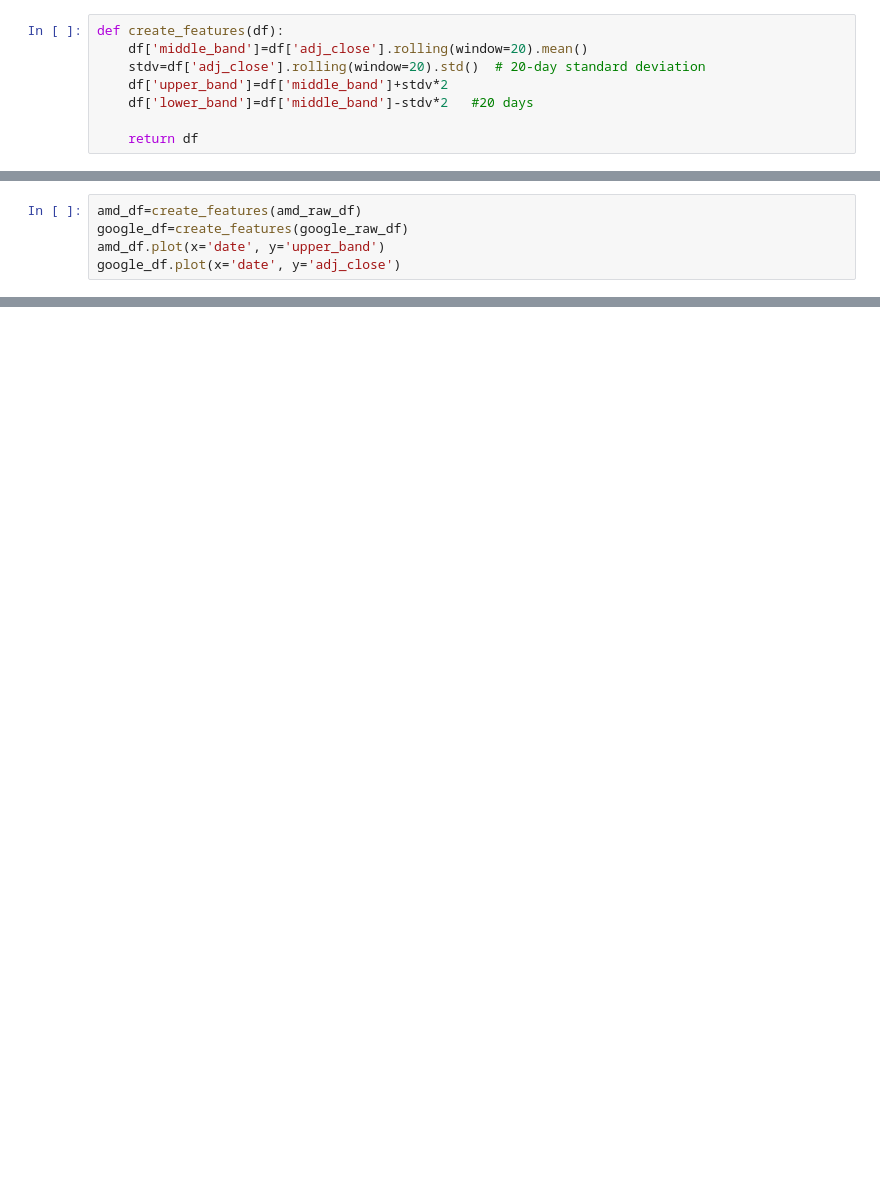
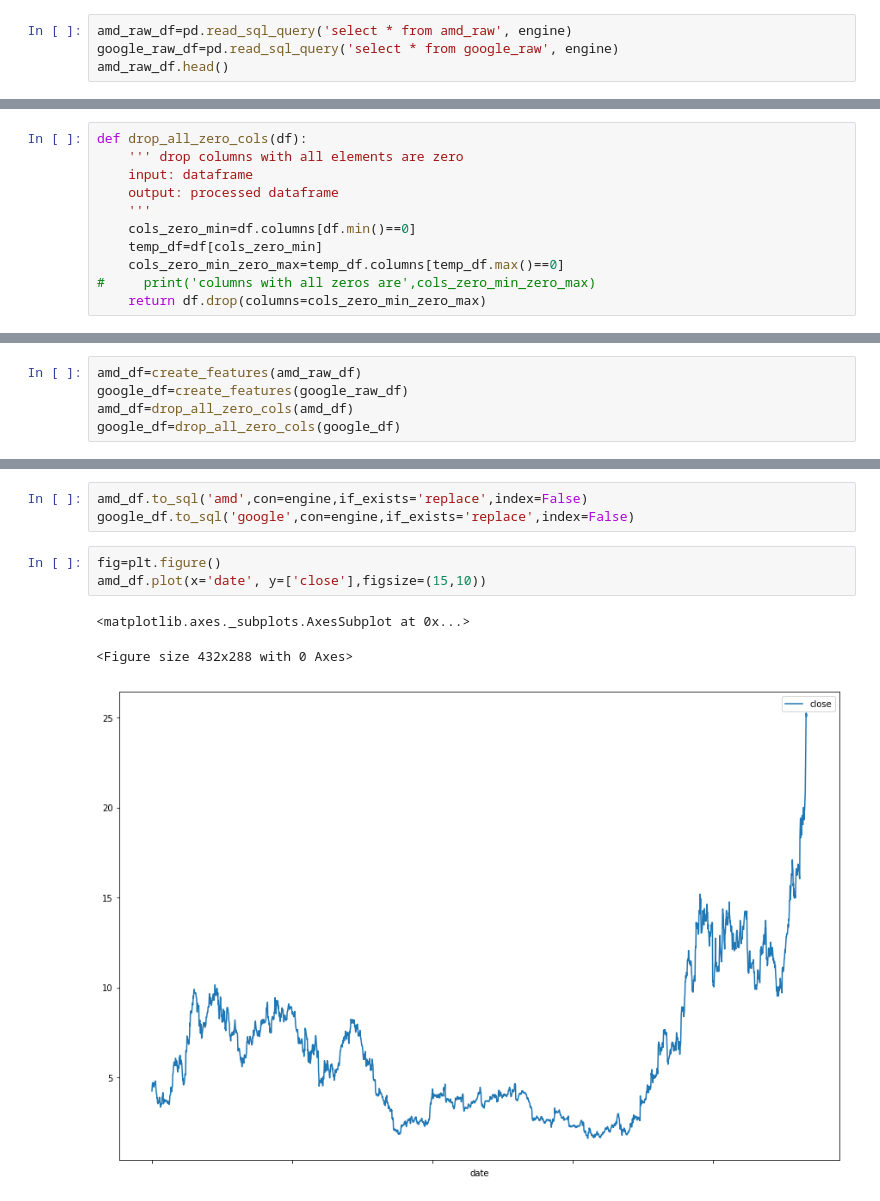
Before and after one commit to Joe-Caoqi/Stock-Trend-Prediction-Using-Machine-Learning-Algorithms, a Jupyter notebook: data_processing.ipynb, the cells around one changed output, grey strips where cells are left out. Drawn from its saved outputs; the diff is of its cells as text; blank space fills up the shorter version.

```diff
--- a/data_processing.ipynb
+++ b/data_processing.ipynb
@@ -34,8 +46,4 @@ google_raw_df.to_sql('google_raw',con=engine,if_exists='replace',index=False)
-# %%
-def create_features(df):
-    df['middle_band']=df['adj_close'].rolling(window=20).mean()
-    stdv=df['adj_close'].rolling(window=20).std()  # 20-day standard deviation
-    df['upper_band']=df['middle_band']+stdv*2
-    df['lower_band']=df['middle_band']-stdv*2   #20 days
-
-    return df
+# %%
+amd_raw_df=pd.read_sql_query('select * from amd_raw', engine)
+google_raw_df=pd.read_sql_query('select * from google_raw', engine)
+amd_raw_df.head()
@@ -41,0 +188,11 @@ def create_features(df):
+# %%
+def drop_all_zero_cols(df):
+    ''' drop columns with all elements are zero
+    input: dataframe
+    output: processed dataframe
+    '''
+    cols_zero_min=df.columns[df.min()==0]
+    temp_df=df[cols_zero_min]
+    cols_zero_min_zero_max=temp_df.columns[temp_df.max()==0]
+#     print('columns with all zeros are',cols_zero_min_zero_max)
+    return df.drop(columns=cols_zero_min_zero_max)
@@ -42,5 +206,5 @@ def create_features(df):
 # %%
 amd_df=create_features(amd_raw_df)
 google_df=create_features(google_raw_df)
-amd_df.plot(x='date', y='upper_band')
-google_df.plot(x='date', y='adj_close')
+amd_df=drop_all_zero_cols(amd_df)
+google_df=drop_all_zero_cols(google_df)
@@ -59,0 +211,10 @@ google_df.head()
+# %%
+amd_df.to_sql('amd',con=engine,if_exists='replace',index=False)
+google_df.to_sql('google',con=engine,if_exists='replace',index=False)
+# %%
+fig=plt.figure()
+amd_df.plot(x='date', y=['close'],figsize=(15,10))
+# %% [output]
+<matplotlib.axes._subplots.AxesSubplot at 0x...>
+<Figure size 432x288 with 0 Axes>
+[figure, added]
```
Also changed, not shown: parts of 15 cells of this notebook, 1 other file.
